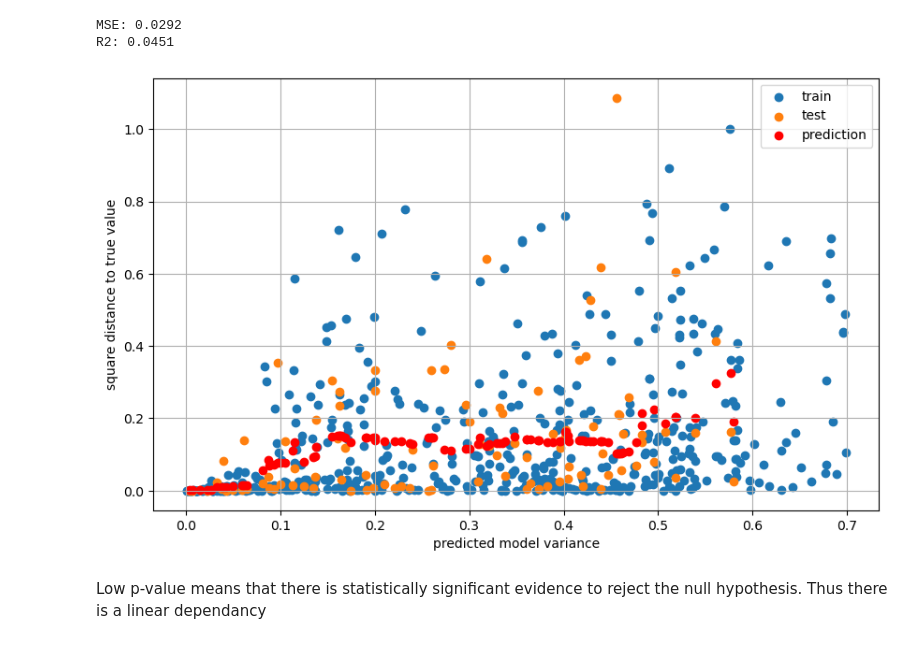
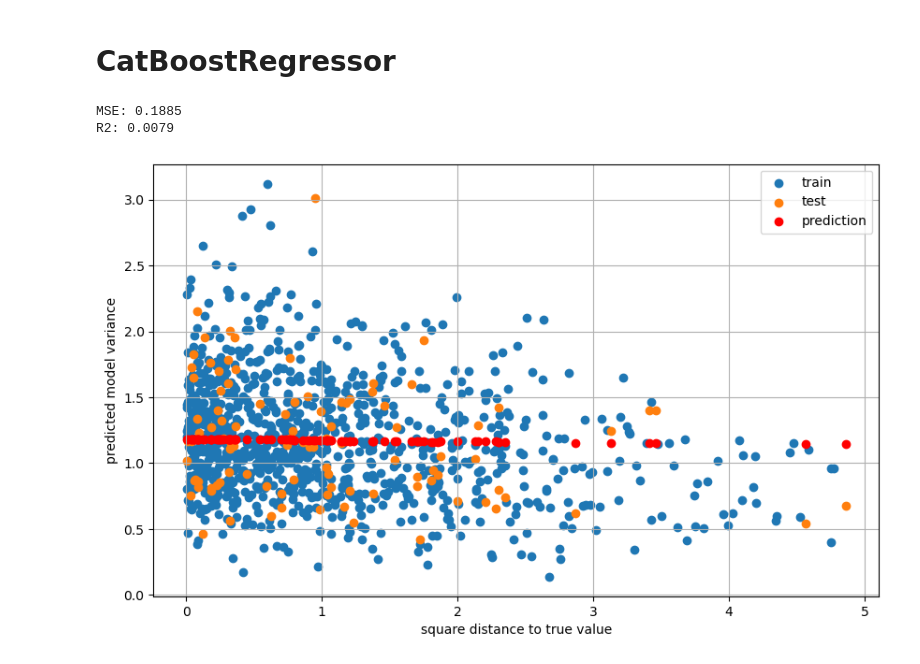
Before and after one commit to annnn-2/active_learning, a Jupyter notebook: analysis/uncertainty_estimation.ipynb, the cells around one changed output. Drawn from its saved outputs; the diff is of its cells as text; code cells hidden in the pictures.

```diff
--- a/analysis/uncertainty_estimation.ipynb
+++ b/analysis/uncertainty_estimation.ipynb
@@ -119,3 +248,5 @@ plt.grid()
+# %% [markdown]
+# CatBoostRegressor
 # %%
 import numpy as np
 from catboost import CatBoostRegressor
@@ -124,39 +255,37 @@ from sklearn.preprocessing import PolynomialFeatures
 
 model = CatBoostRegressor(
     iterations=100,
-    learning_rate=0.1,
-    depth=5,
+    learning_rate=0.001,
+    depth=8,
     verbose=0
 )
 
-poly = PolynomialFeatures(degree=5, include_bias=False)
-varss_poly = poly.fit_transform(varss.reshape(-1,1))
-varss_poly_test = poly.fit_transform(varss_test.reshape(-1,1))
+poly = PolynomialFeatures(degree=1, include_bias=False)
+deltas_poly = poly.fit_transform(deltas.reshape(-1,1))
+deltas_poly_test = poly.fit_transform(deltas_test.reshape(-1,1))
 
-model.fit(varss_poly,deltas.reshape(-1,1),)
-y_pred = model.predict(varss_poly_test)
+model.fit(deltas_poly,varss.reshape(-1,1),)
+y_pred = model.predict(deltas_poly_test)
 
-mse = mean_squared_error(y_pred, deltas_test)
+mse = mean_squared_error(y_pred, varss_test)
 print(f"MSE: {mse:.4f}")
 
-r2 = r2_score(deltas_test,y_pred)
+r2 = r2_score(varss_test,y_pred)
 print(f"R2: {r2:.4f}")
 
 #print("Feature Importance:", model.get_feature_importance())
 # %% [output]
-MSE: 0.0292
-R2: 0.0451
+MSE: 0.1885
+R2: 0.0079
 # %%
 plt.figure(figsize=(10, 6))
-plt.scatter(varss,deltas,label='train')
-plt.scatter(varss_test,deltas_test,label='test')
-plt.scatter(varss_test,y_pred,color='red',label='prediction')
-plt.xlabel("predicted model variance")
-plt.ylabel("square distance to true value")
+plt.scatter(deltas,varss,label='train')
+plt.scatter(deltas_test,varss_test,label='test')
+plt.scatter(deltas_test,y_pred,color='red',label='prediction')
+plt.ylabel("predicted model variance")
+plt.xlabel("square distance to true value")
 plt.legend()
 plt.grid()
 # %% [output]
-[figure, old version]
+[figure, new version]
-# %% [markdown]
-Low p-value means that there is statistically significant evidence to reject the null hypothesis. Thus there is a linear dependancy
 # %%
```
Also changed, not shown: parts of 13 cells of this notebook.
